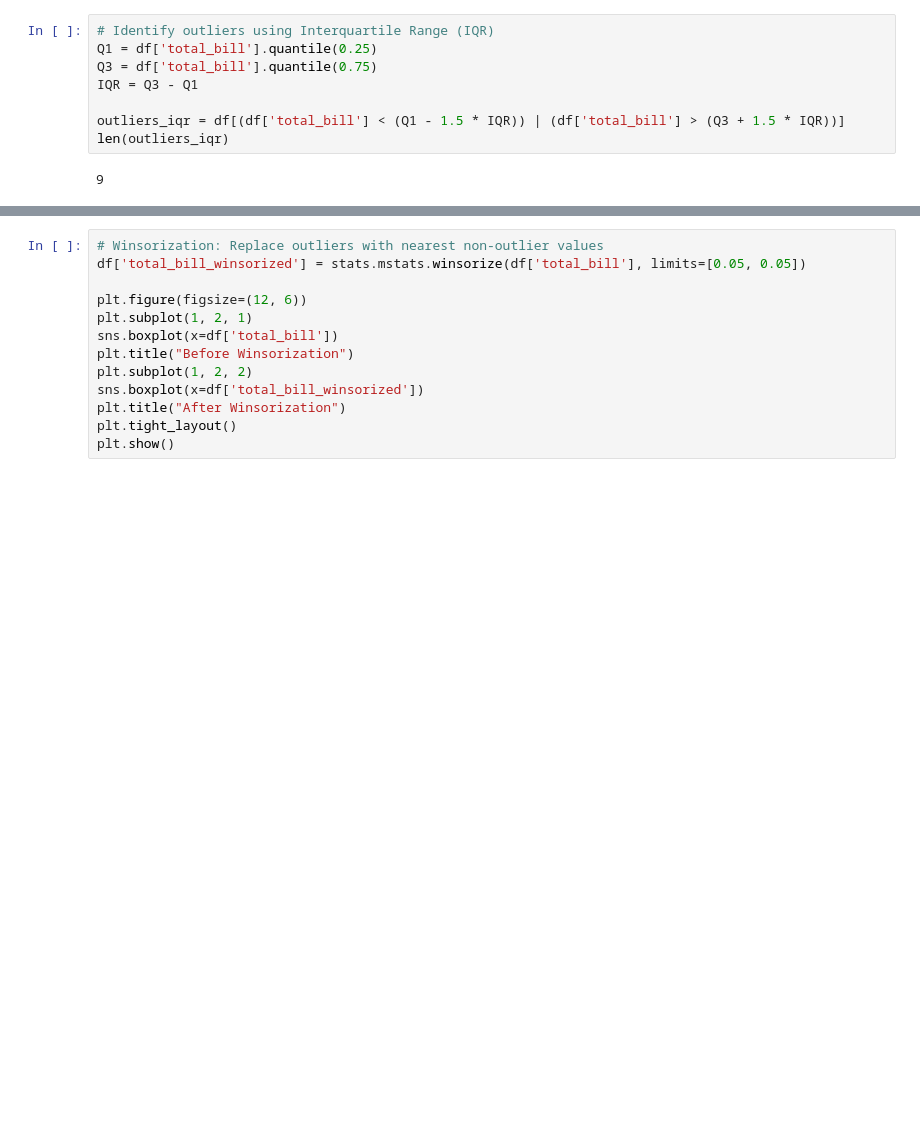
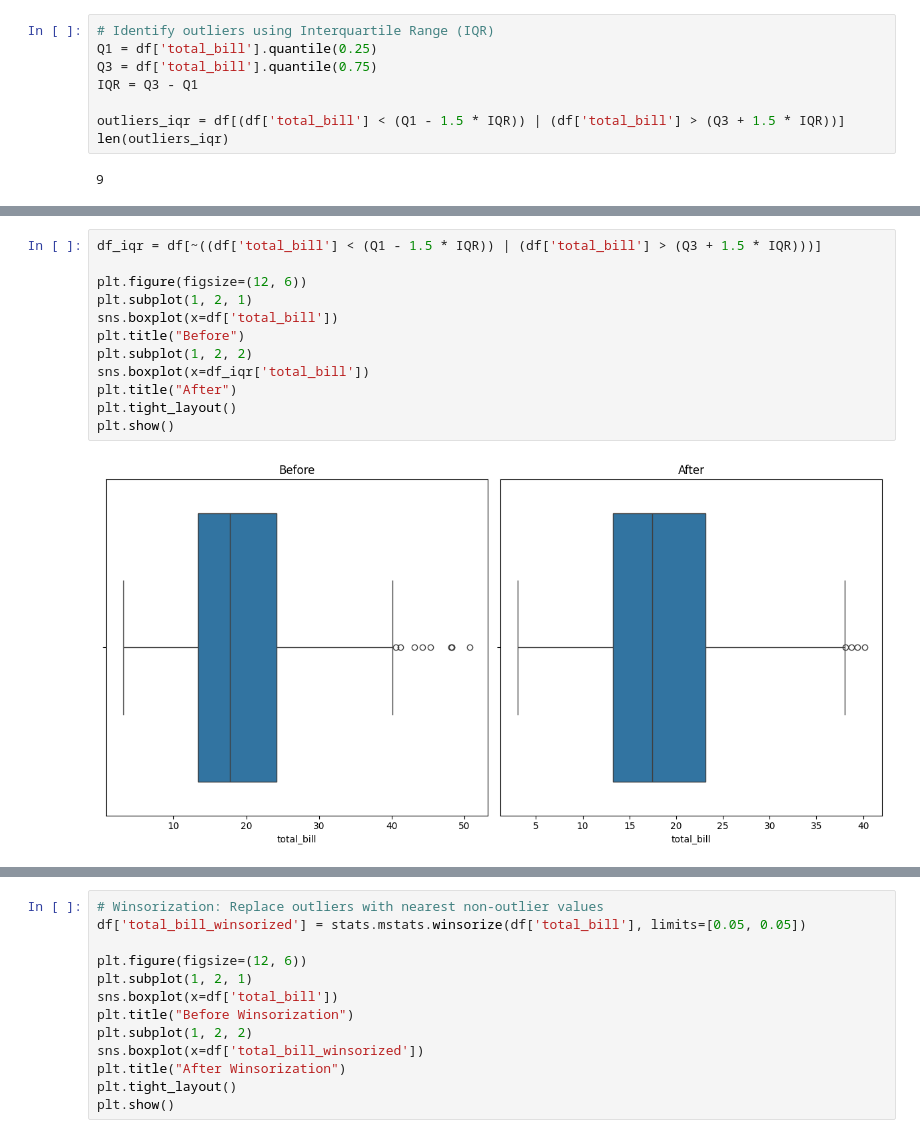
Before and after one commit to skills-cogrammar/C7-Lecture-Backpack, a Jupyter notebook: 3 - Data Science (DS)/Week 06/6 - Saturday (Repeat)/data_cleaning.ipynb, the cells around one changed output, grey strips where cells are left out. Drawn from its saved outputs; the diff is of its cells as text; blank space fills up the shorter version.

```diff
--- a/3 - Data Science (DS)/Week 06/6 - Saturday (Repeat)/data_cleaning.ipynb
+++ b/3 - Data Science (DS)/Week 06/6 - Saturday (Repeat)/data_cleaning.ipynb
@@ -162,2 +167,16 @@ df_removed.shape
+# %%
+df_iqr = df[~((df['total_bill'] < (Q1 - 1.5 * IQR)) | (df['total_bill'] > (Q3 + 1.5 * IQR)))]
+
+plt.figure(figsize=(12, 6))
+plt.subplot(1, 2, 1)
+sns.boxplot(x=df['total_bill'])
+plt.title("Before")
+plt.subplot(1, 2, 2)
+sns.boxplot(x=df_iqr['total_bill'])
+plt.title("After")
+plt.tight_layout()
+plt.show()
+# %% [output]
+[figure, added]
 # %%
 # Transformation: Apply log transformation to reduce the impact of outliers
```
Also changed, not shown: parts of 14 cells of this notebook, 2 other files.
